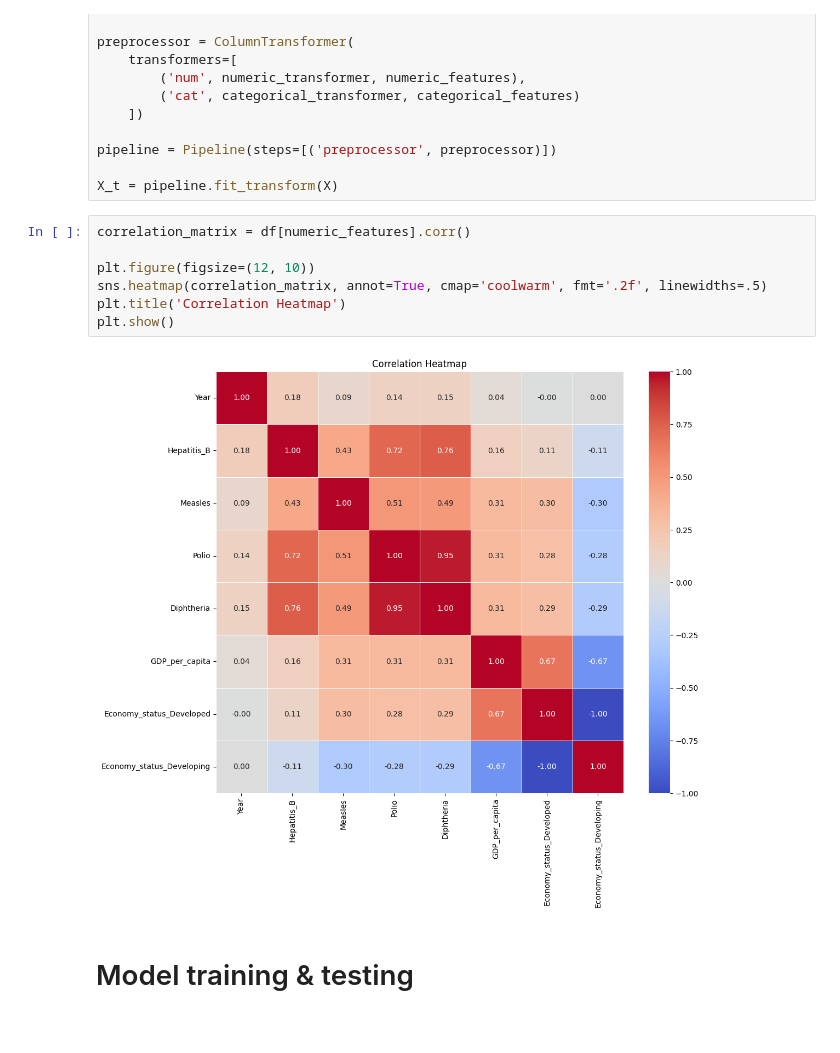
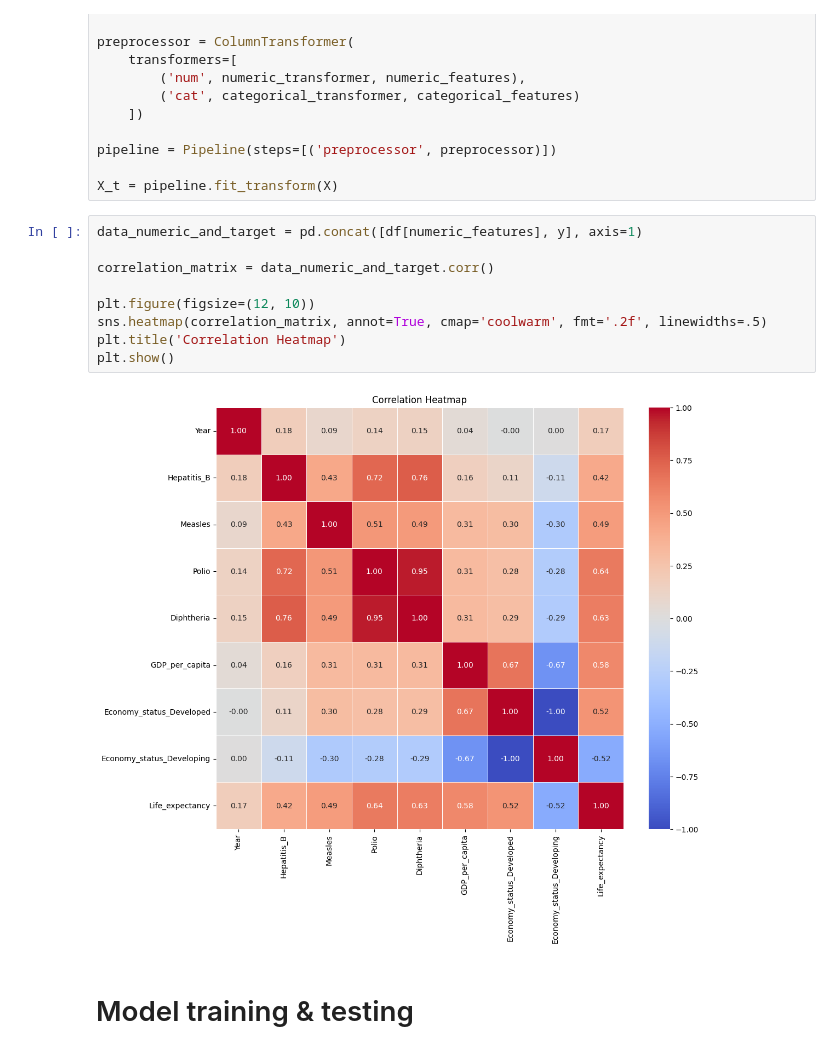
Before and after one commit to rkassila/lifePredict, a Jupyter notebook: notebooks/first_notebook.ipynb, the cells around one changed output. Saved outputs shown, nothing was run; the diff lists cells and outputs as text.

```diff
--- a/notebooks/first_notebook.ipynb
+++ b/notebooks/first_notebook.ipynb
@@ -117,14 +121,16 @@ pipeline = Pipeline(steps=[('preprocessor', preprocessor)])
 
 X_t = pipeline.fit_transform(X)
 # %%
-correlation_matrix = df[numeric_features].corr()
+data_numeric_and_target = pd.concat([df[numeric_features], y], axis=1)
+
+correlation_matrix = data_numeric_and_target.corr()
 
 plt.figure(figsize=(12, 10))
 sns.heatmap(correlation_matrix, annot=True, cmap='coolwarm', fmt='.2f', linewidths=.5)
 plt.title('Correlation Heatmap')
 plt.show()
 # %% [output]
-[figure, old version]
+[figure, new version]
 # %% [markdown]
 # Model training & testing
 # %%
```
Also changed, not shown: parts of 3 cells of this notebook.
